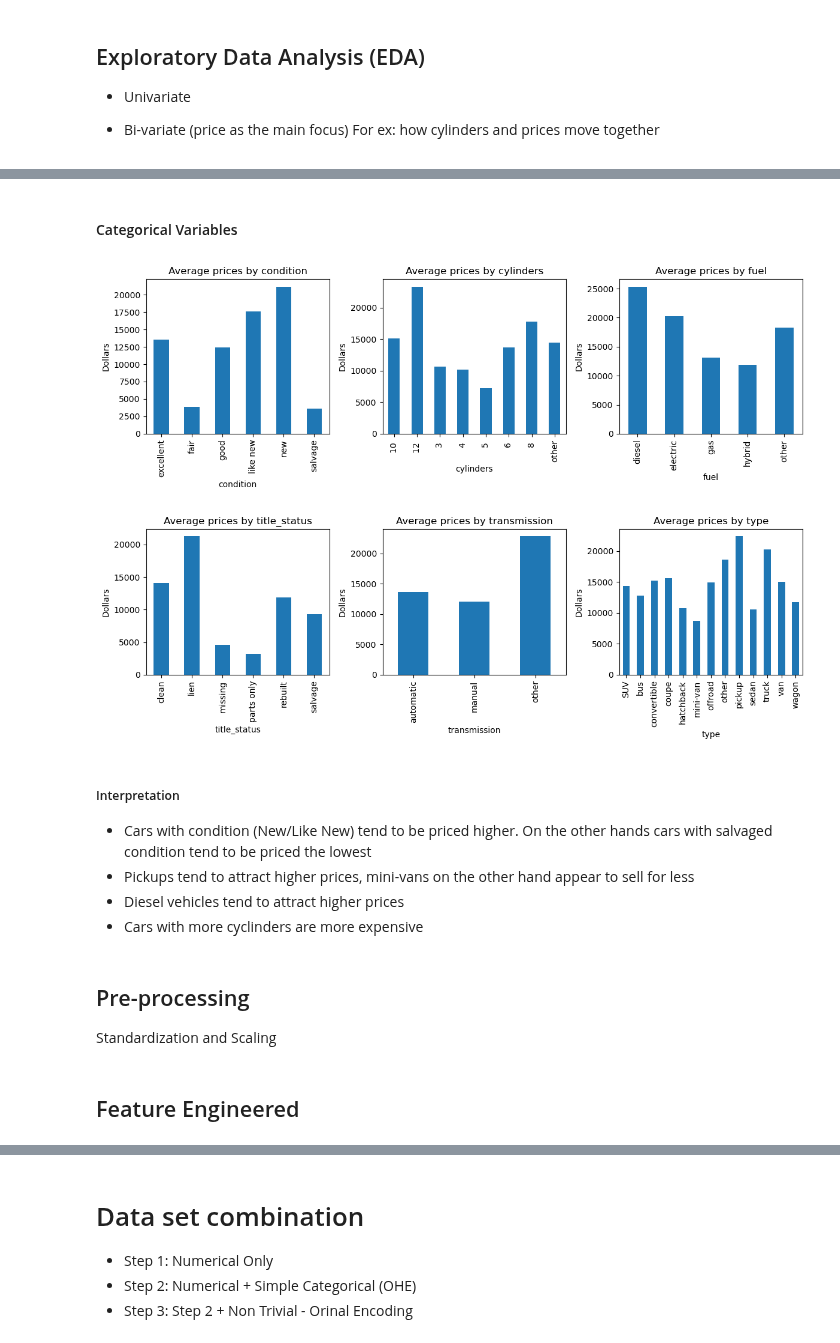
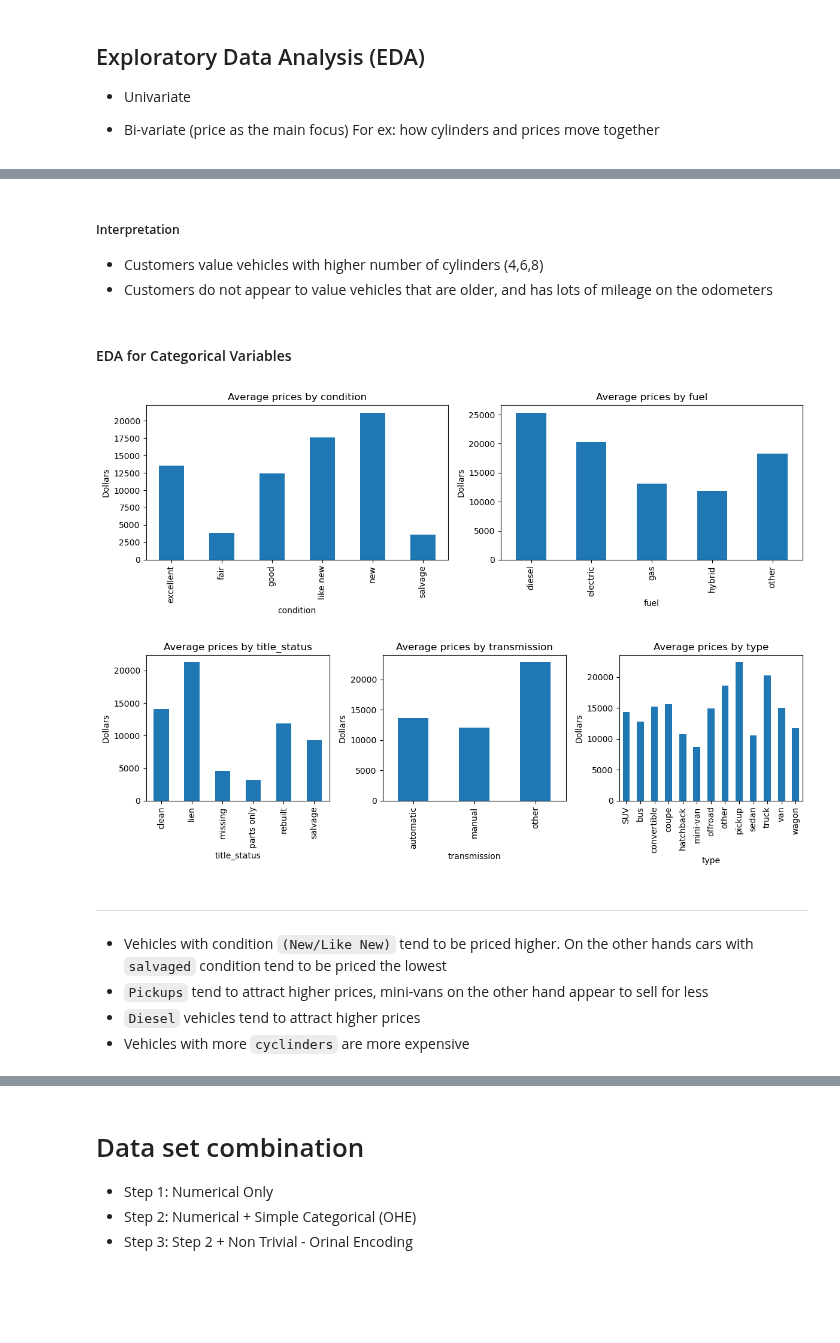
Before and after one commit to mgk2014/PCMLAI-cars, a Jupyter notebook: prompt_A.ipynb, the cells around one changed output, grey strips where cells are left out. Cells and saved outputs as stored; diff of their text form; code cells hidden in the pictures; blank space fills up the shorter version.

```diff
--- a/prompt_A.ipynb
+++ b/prompt_A.ipynb
@@ -185,18 +195,15 @@ vehicles_clean = vehicles_clean.drop_duplicates()
 vehicles_clean.shape
 # %% [output]
 (244870, 12)
-# %%
-# add column for the age of the car
-vehicles_clean['age'] = 2024 - vehicles_clean['year']
-
-# drop year column
-vehicles_clean = vehicles_clean.drop(columns='year')
 # %%
 # convert cylinders to numeric values
+
 vehicles_clean['cylinders'] = vehicles_clean['cylinders'].str.replace('cylinders', '', regex=False)
 
 vehicles_clean['cylinders_numeric'] = pd.to_numeric(vehicles_clean['cylinders'], errors='coerce', downcast='integer')
 print(vehicles_clean['cylinders_numeric'].value_counts())
+
+vehicles_clean = vehicles_clean.drop(columns = 'cylinders')
 # %% [output]
 cylinders_numeric
 4.0     56018
@@ -291,10 +296,11 @@ plt.show()
 # %%
 # Pick a random sample for displaying and diserning any patterns in scatter plots
+
 np.random.seed(42)
 df_numeric_sample = vehicles_clean.sample(500)
 
 # Numerical variables
-numerical_columns = ['age', 'odometer', 'cylinders_numeric']
+numerical_columns = ['odometer', 'cylinders_numeric', 'year']
 
 fig, axes = plt.subplots(1, 3, figsize=(12, 4))
 
@@ -331,46 +369,45 @@ sns.pairplot(df_numeric_sample , hue='condition' )
+# %% [markdown]
+##### Interpretation
+
+* Customers value vehicles with higher number of cylinders (4,6,8)
+* Customers do not appear to value vehicles that are older, and has lots of mileage on the odometers
 # %% [markdown]
-#### Categorical Variables
+#### EDA for Categorical Variables
 # %%
-# Let's explore the price cost by categorical variables
-categorical_columns = ['condition', 'cylinders', 'fuel']
+# Let's explore the price with categorical variables
 
-fig, axes = plt.subplots(1, 3, figsize=(12, 4))
+categorical_columns = ['condition',  'fuel']
+
+fig, axes = plt.subplots(1, 2, figsize=(12, 4))
 
 for i, column in enumerate(categorical_columns):
     mean_costs = vehicles_clean.groupby(column)['price'].mean()
     mean_costs.plot(kind='bar', ax=axes[i])
     axes[i].set_title(f'Average prices by {column}')
     axes[i].set_xlabel(column)
     axes[i].set_ylabel('Dollars')
 
 plt.tight_layout()
 plt.show()
 
 categorical_columns = ['title_status', 'transmission', 'type']
 fig, axes = plt.subplots(1, 3, figsize=(12, 4))
 
 for i, column in enumerate(categorical_columns):
     mean_costs = vehicles_clean.groupby(column)['price'].mean()
     mean_costs.plot(kind='bar', ax=axes[i])
     axes[i].set_title(f'Average prices by {column}')
     axes[i].set_xlabel(column)
     axes[i].set_ylabel('Dollars')
 
 plt.tight_layout()
 plt.show()
 # %% [output]
-[figure, old version]
+[figure, new version]
 [figure]
 # %% [markdown]
-##### Interpretation
-
-* Cars with condition (New/Like New) tend to be priced higher. On the other hands cars with salvaged condition tend to be priced the lowest
-* Pickups tend to attract higher prices, mini-vans on the other hand appear to sell for less
-* Diesel vehicles tend to attract higher prices
-* Cars with more cyclinders are more expensive
+---
+* Vehicles with condition `(New/Like New)` tend to be priced higher. On the other hands cars with `salvaged` condition tend to be priced the lowest
+* `Pickups` tend to attract higher prices, mini-vans on the other hand appear to sell for less
+* `Diesel` vehicles tend to attract higher prices
+* Vehicles with more `cyclinders` are more expensive
-# %% [markdown]
-## Pre-processing
-
-Standardization and Scaling
-# %% [markdown]
-## Feature Engineered
```
Also changed, not shown: parts of 49 cells of this notebook.
